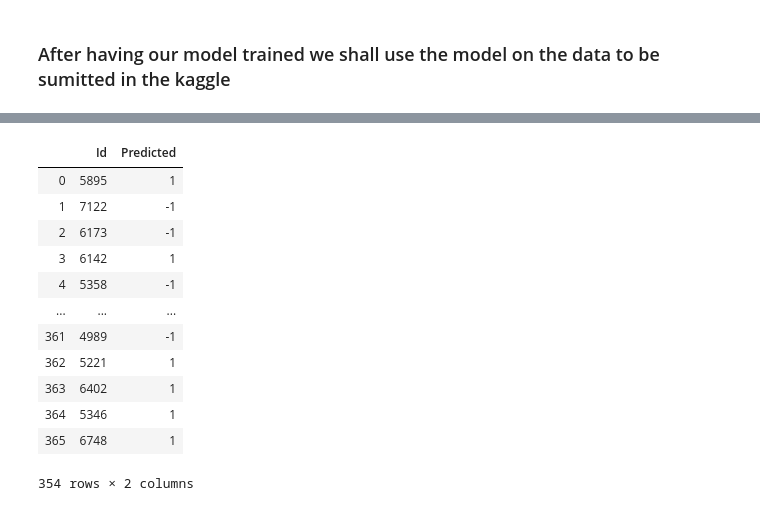
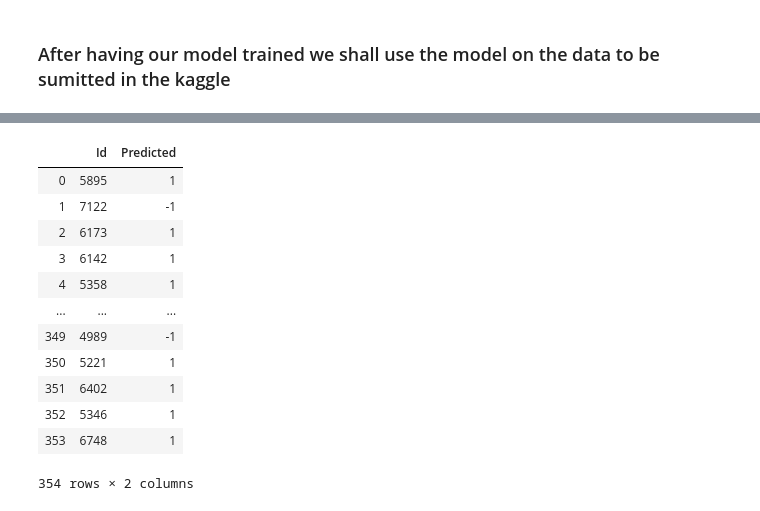
Before and after one commit to EdgarACarneiro/feup-ecac, a Jupyter notebook: project-competition/prediction.ipynb, the cells around one changed output, grey strips where cells are left out. Drawn from its saved outputs; the diff is of its cells as text; code cells hidden in the pictures.

```diff
--- a/project-competition/prediction.ipynb
+++ b/project-competition/prediction.ipynb
@@ -334,8 +292,8 @@ cv = KFold(n_splits=K_FOLD_NUM_SPLITS, random_state=SEED, shuffle=False)
 # classifier = DecisionTreeClassifier(criterion='entropy', min_samples_leaf=2, min_samples_split=10, splitter='best')
 # classifier = GradientBoostingClassifier(criterion='friedman_mse', learning_rate=0.7, loss='deviance',
 #                                         min_samples_leaf=2, min_samples_split=2, n_estimators=8, random_state=SEED)
-classifier = RandomForestClassifier(bootstrap=False, criterion='entropy', max_depth=14, max_features='sqrt',
-                                    min_samples_leaf=2, min_samples_split=5, n_estimators=2)
+classifier = RandomForestClassifier(bootstrap=False, criterion='entropy', max_depth=None, max_features='sqrt',
+                                    min_samples_leaf=1, min_samples_split=2, n_estimators=6)
 
 
 # Applying Cross validation
@@ -406,39 +364,39 @@ display(test_dataset.head())
 # %%
 if USE_PCA:
     # Using train PCA and classifying
     scaler=StandardScaler()
     X_test_scaled=scaler.fit_transform(test_dataset)
     predictions_df = pd.DataFrame(data = pca.transform(X_test_scaled))
     display(predictions_df)
 
     final_df = pd.DataFrame()
     final_df['Predicted'] = classifier.predict(predictions_df)
     final_df['Id'] = ids['loan_id']
 
 else:
     predictions_df = test_dataset.copy()
     predictions_df['Predicted'] = classifier.predict(predictions_df)
-    final_df = ids.merge(predictions_df, on=['date', 'amount'])
+    final_df = ids.merge(predictions_df, on=['amount', 'average salary ', 'last_ballance'])
     final_df = final_df[['loan_id', 'Predicted']]\
                         .rename(columns={
                             'loan_id': 'Id'
                         })\
                         .drop_duplicates()
 
 display(final_df)
 # %% [output]
 |  | Id | Predicted |
 | 0 | 5895 | 1 |
 | 1 | 7122 | -1 |
-| 2 | 6173 | -1 |
+| 2 | 6173 | 1 |
 | 3 | 6142 | 1 |
-| 4 | 5358 | -1 |
+| 4 | 5358 | 1 |
 | ... | ... | ... |
-| 361 | 4989 | -1 |
-| 362 | 5221 | 1 |
-| 363 | 6402 | 1 |
-| 364 | 5346 | 1 |
-| 365 | 6748 | 1 |
+| 349 | 4989 | -1 |
+| 350 | 5221 | 1 |
+| 351 | 6402 | 1 |
+| 352 | 5346 | 1 |
+| 353 | 6748 | 1 |
 354 rows × 2 columns
 # %%
 # Outputting predictions to .csv
```
Also changed, not shown: parts of 6 cells of this notebook, 3 other files.
